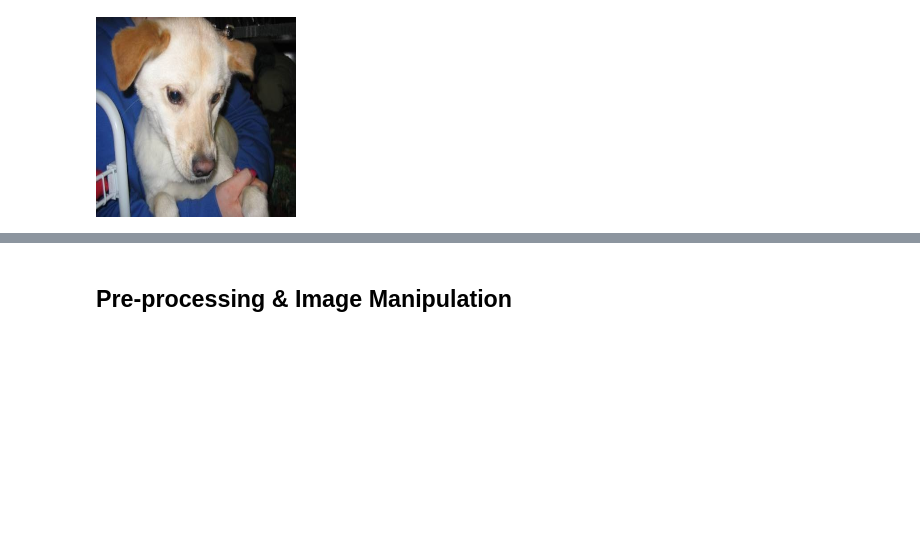
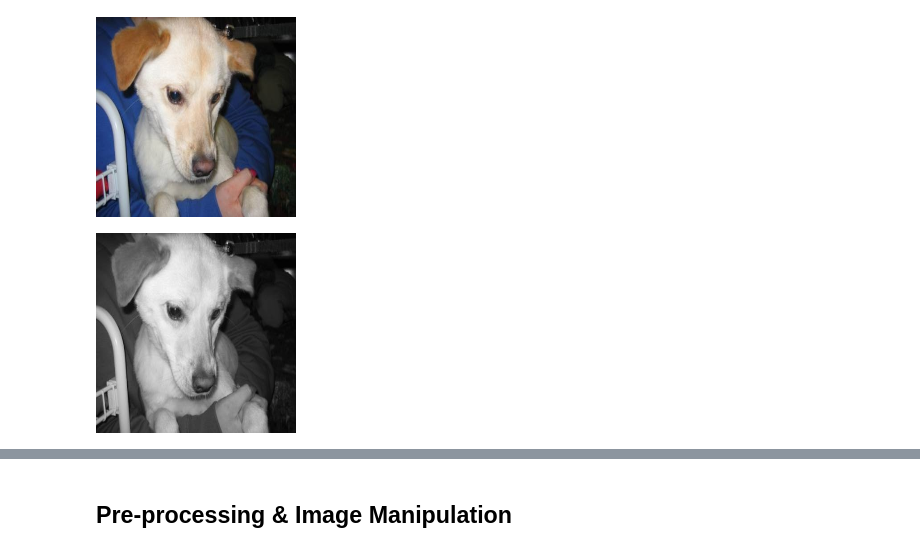
Before and after one commit to harishahamed26/Image-Recognition-Cat-Dog, a Jupyter notebook: ImageClassificiationAnimals.ipynb, the cells around one changed output, grey strips where cells are left out. Cells and saved outputs as stored; diff of their text form; code cells hidden in the pictures; blank space fills up the shorter version.

```diff
--- a/ImageClassificiationAnimals.ipynb
+++ b/ImageClassificiationAnimals.ipynb
@@ -106,3 +92,11 @@ Number of training images loaded: 10000
 cv2_imshow(train_images[1])
 # %% [output]
 [figure]
+# %%
+Testing_img =  train_images[1]
+# %%
+# Converting BGR to GRAY
+
+cv2_imshow(cv2.cvtColor(Testing_img, cv2.COLOR_BGR2GRAY))
+# %% [output]
+[figure, added]
```
Also changed, not shown: parts of 23 cells of this notebook.
